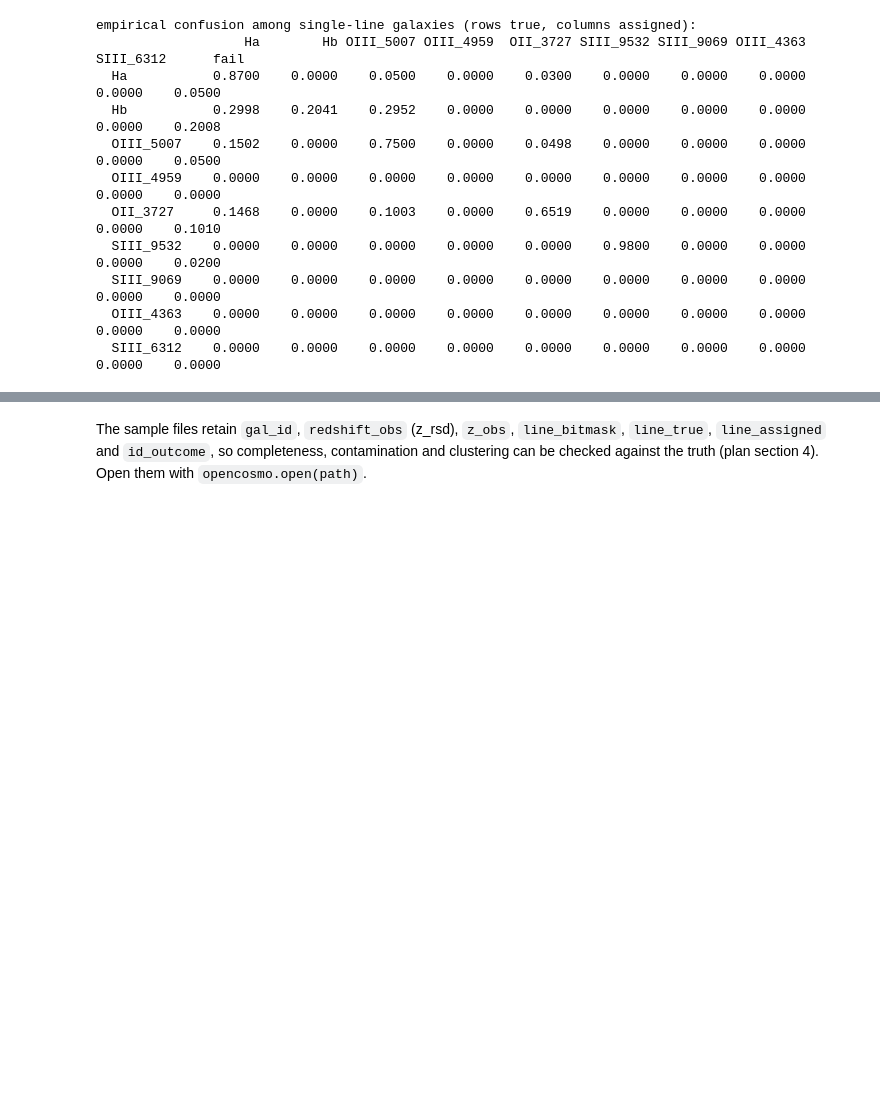
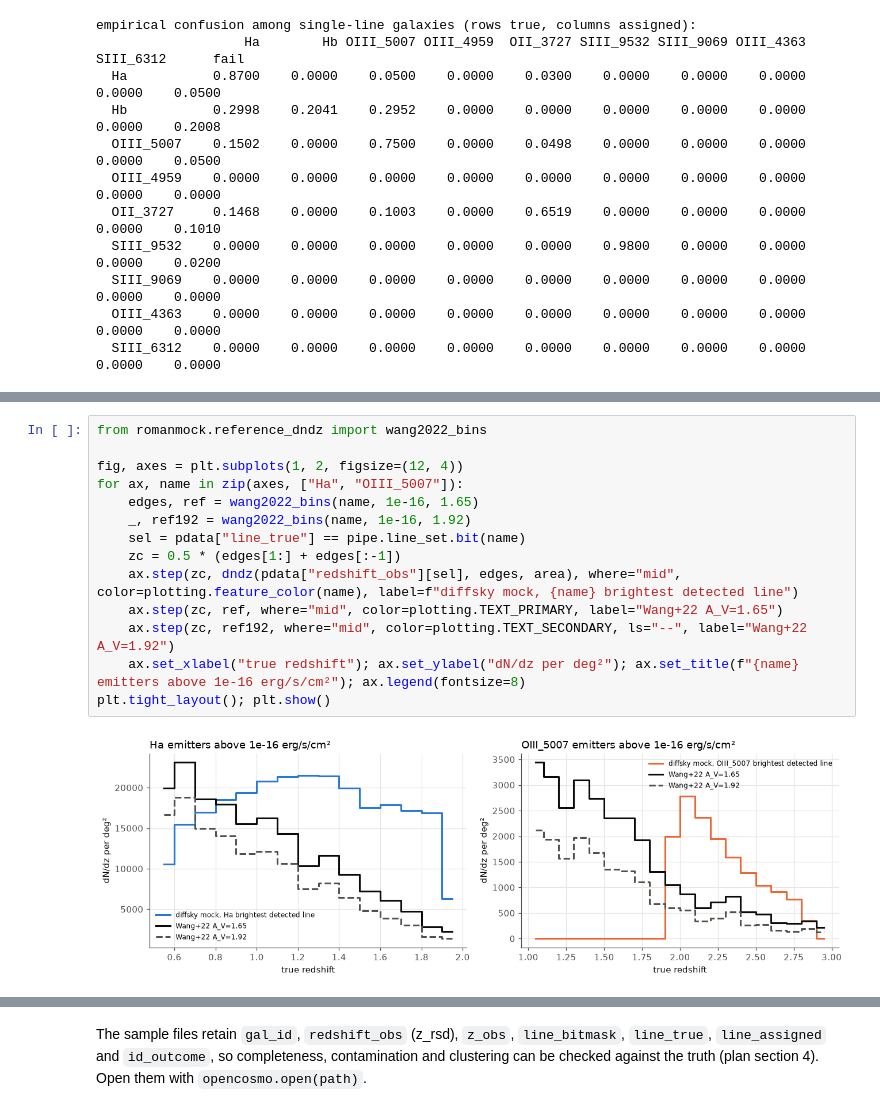
Before and after one commit to willlake/RomanMock, a Jupyter notebook: notebooks/05_full_run.ipynb, the cells around one changed output, grey strips where cells are left out. Saved outputs shown, nothing was run; the diff lists cells and outputs as text; blank space fills up the shorter version.

```diff
--- a/notebooks/05_full_run.ipynb
+++ b/notebooks/05_full_run.ipynb
@@ -227,0 +230,16 @@ available. Bins where the target exceeds the mock are kept entirely and reported
+# %%
+from romanmock.reference_dndz import wang2022_bins
+
+fig, axes = plt.subplots(1, 2, figsize=(12, 4))
+for ax, name in zip(axes, ["Ha", "OIII_5007"]):
+    edges, ref = wang2022_bins(name, 1e-16, 1.65)
+    _, ref192 = wang2022_bins(name, 1e-16, 1.92)
+    sel = pdata["line_true"] == pipe.line_set.bit(name)
+    zc = 0.5 * (edges[1:] + edges[:-1])
+    ax.step(zc, dndz(pdata["redshift_obs"][sel], edges, area), where="mid", color=plotting.feature_color(name), label=f"diffsky mock, {name} brightest detected line")
+    ax.step(zc, ref, where="mid", color=plotting.TEXT_PRIMARY, label="Wang+22 A_V=1.65")
+    ax.step(zc, ref192, where="mid", color=plotting.TEXT_SECONDARY, ls="--", label="Wang+22 A_V=1.92")
+    ax.set_xlabel("true redshift"); ax.set_ylabel("dN/dz per deg²"); ax.set_title(f"{name} emitters above 1e-16 erg/s/cm²"); ax.legend(fontsize=8)
+plt.tight_layout(); plt.show()
+# %% [output]
+[figure, added]
```
Also changed, not shown: parts of 12 cells of this notebook, 19 other files.
